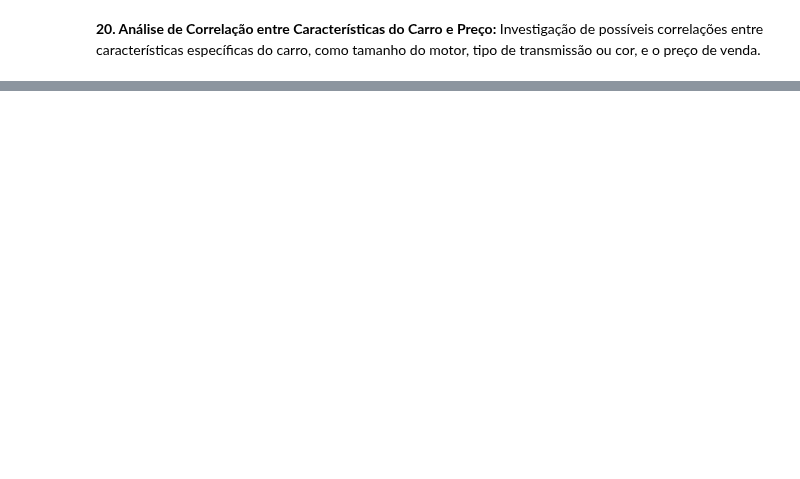
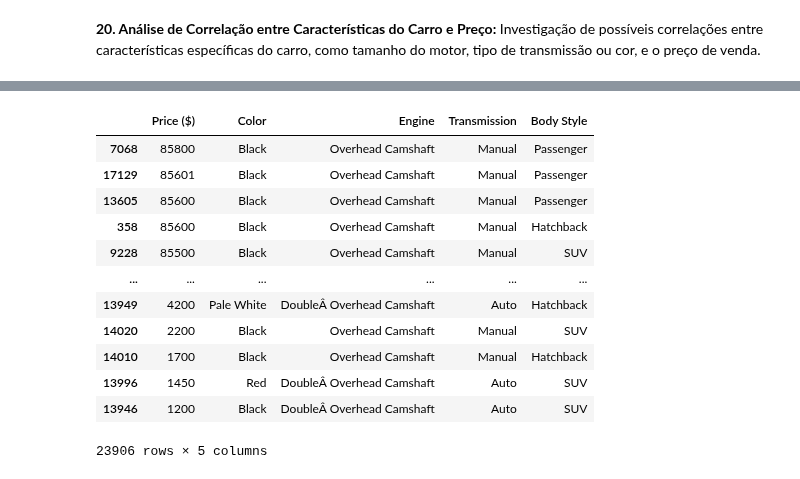
Before and after one commit to GabrielVila/Car-Sales-Report, a Jupyter notebook: projeto_carro.ipynb, the cells around one changed output, grey strips where cells are left out. Saved outputs shown, nothing was run; the diff lists cells and outputs as text; code cells hidden in the pictures; blank space fills up the shorter version.

```diff
--- a/projeto_carro.ipynb
+++ b/projeto_carro.ipynb
@@ -234,0 +310,16 @@ Name: count, dtype: int64
+# %%
+caracteristicas_preco.sort_values(by='Price ($)', ascending=False)
+# %% [output]
+|  | Price ($) | Color | Engine | Transmission | Body Style |
+| 7068 | 85800 | Black | Overhead Camshaft | Manual | Passenger |
+| 17129 | 85601 | Black | Overhead Camshaft | Manual | Passenger |
+| 13605 | 85600 | Black | Overhead Camshaft | Manual | Passenger |
+| 358 | 85600 | Black | Overhead Camshaft | Manual | Hatchback |
+| 9228 | 85500 | Black | Overhead Camshaft | Manual | SUV |
+| ... | ... | ... | ... | ... | ... |
+| 13949 | 4200 | Pale White | DoubleÂ Overhead Camshaft | Auto | Hatchback |
+| 14020 | 2200 | Black | Overhead Camshaft | Manual | SUV |
+| 14010 | 1700 | Black | Overhead Camshaft | Manual | Hatchback |
+| 13996 | 1450 | Red | DoubleÂ Overhead Camshaft | Auto | SUV |
+| 13946 | 1200 | Black | DoubleÂ Overhead Camshaft | Auto | SUV |
+23906 rows × 5 columns
```
Also changed, not shown: parts of 13 cells of this notebook.
